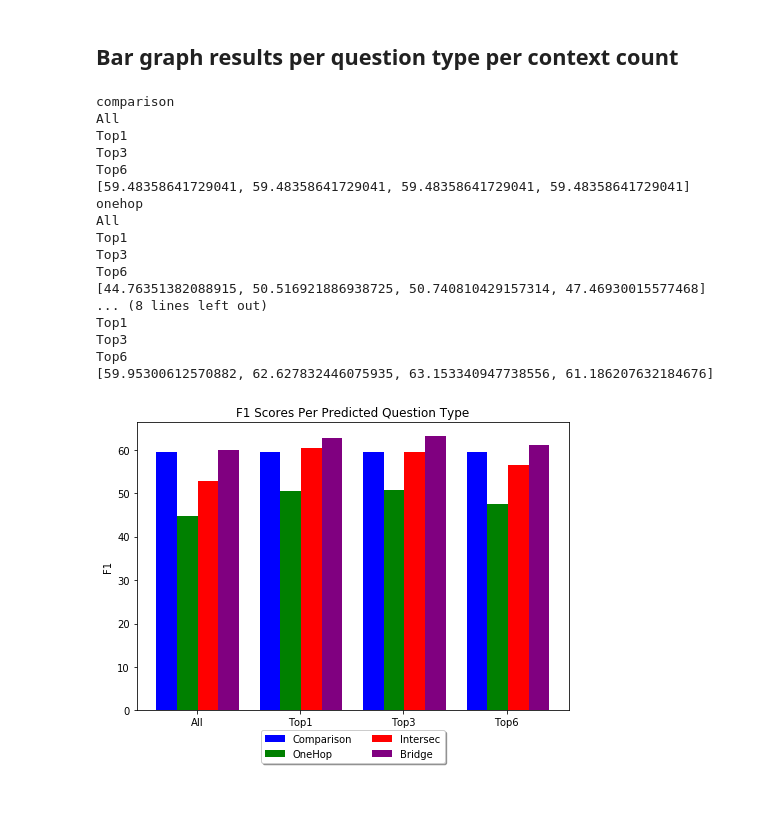
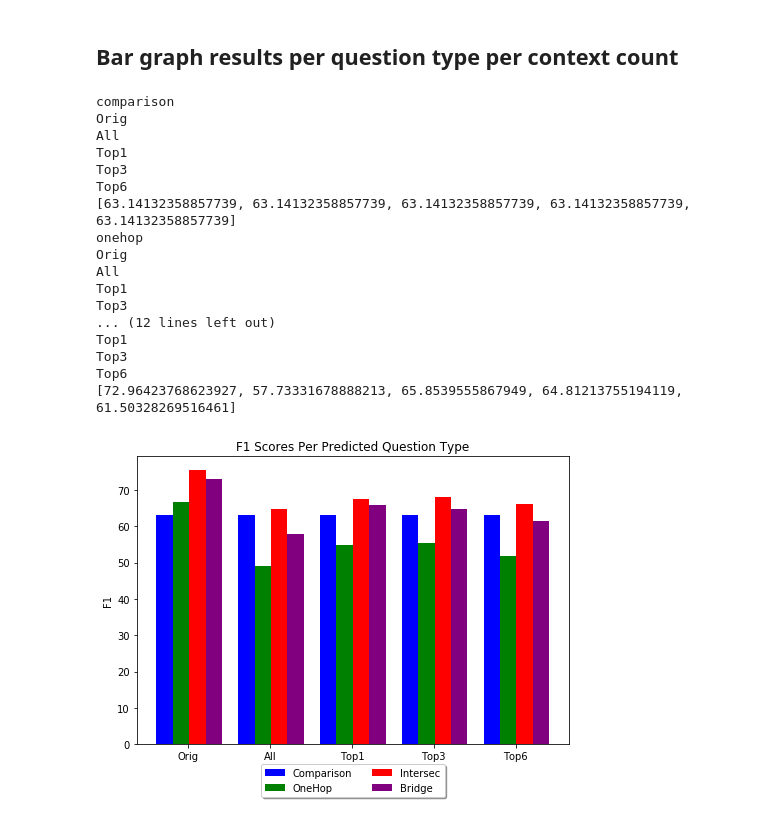
Before and after one commit to akrishna77/multihop-qa, a Jupyter notebook: decomp/DecompRC/DeCompDataAnalysis.ipynb, the cells around one changed output. Drawn from its saved outputs; the diff is of its cells as text; code cells hidden in the pictures.

Commit message:
Added visuals

```diff
--- a/decomp/DecompRC/DeCompDataAnalysis.ipynb
+++ b/decomp/DecompRC/DeCompDataAnalysis.ipynb
@@ -8,6 +8,9 @@ from sklearn.metrics import confusion_matrix, ConfusionMatrixDisplay
 import matplotlib.pyplot as plt
 from hotpot_evaluate_v1 import f1_score, exact_match_score
 # %%
+with open('data/hotpot/hotpot_dev_distractor_v1.json') as json_data:
+    orig = json.load(json_data)
+
 with open('../../fullwiki_topcontext.json') as json_data:
     top1_orig = json.load(json_data)
 
@@ -212,0 +238,34 @@ def em(pred, a):
+# %%
+cat_truth = []
+cat_pred = []
+onehop_count = 0
+intersec_count = 0
+intersec_bridge = 0
+count = len(orig)
+for i in range(len(orig)):
+    out = final_scores_orig['answer'][orig[i]['_id']]
+    reason = out[1]
+    answer = out[0]
+    ground_truth_answer = orig[i]['answer']
+    ground_truth_reasoning = orig[i]['type']
+    large_bar_f1[reason]['Orig'].append(f1(answer,ground_truth_answer))
+    large_bar_em[reason]['Orig'].append(em(answer,ground_truth_answer))
+    if reason == 'onehop':
+        onehop_count += 1
+    else:
+        cat_truth.append(ground_truth_reasoning)
+        if reason == 'intersec':
+            cat_pred.append('bridge')
+            intersec_count += 1
+            if ground_truth_reasoning == 'bridge':
+                intersec_bridge += 1
+        else:
+            cat_pred.append(reason)
+
+print("Percent of Questions predicted One Hop: {:.2f}".format(onehop_count * 100 / count))
+print("Percent of Intersec Questions that are Bridge: {:.2f}".format(intersec_bridge * 100 / intersec_count))
+conf = confusion_matrix(cat_truth, cat_pred, normalize = 'true')
+disp = ConfusionMatrixDisplay(conf, ['bridge', 'comparison'])
+disp.plot(cmap=plt.cm.Blues)
+plt.title('Confusion Matrix for Question Decomposition')
+plt.show()
@@ -378,7 +441,7 @@ Percent of Intersec Questions that are Bridge: 98.67
 # %%
 final_bar_f1 = []
 
-labels = ('All', 'Top1', 'Top3', 'Top6')
+labels = ('Orig', 'All', 'Top1', 'Top3', 'Top6')
 
 for qtype, v in large_bar_f1.items():
     print(qtype)
@@ -390,40 +453,40 @@ for qtype, v in large_bar_f1.items():
     final_bar_f1.append(score_out)
 
 
-X = np.arange(4)
+X = np.arange(5)
 fig = plt.figure()
 ax = fig.add_axes([0,0,1,1])
 all_bar = ax.bar(X + 0.00, final_bar_f1[0], color = 'b', width = 0.2)
 t1_bar = ax.bar(X + 0.2, final_bar_f1[1], color = 'g', width = 0.2)
 t3_bar = ax.bar(X + 0.4, final_bar_f1[2], color = 'r', width = 0.2)
 t6_bar = ax.bar(X + 0.6, final_bar_f1[3], color = 'purple', width = 0.2)
 
 ax.set_ylabel('F1')
 ax.set_xticks(X + 0.29)
 ax.set_title('F1 Scores Per Predicted Question Type')
 ax.set_xticklabels(labels)
 ax.legend( (all_bar[0], t1_bar[0], t3_bar[0], t6_bar[0]), labels=('Comparison', 'OneHop', 'Intersec', 'Bridge') ,loc='upper center', bbox_to_anchor=(0.5, -0.05), shadow=True, ncol=2)
 
 plt.show()
 # %% [output]
 comparison
+Orig
 All
 Top1
 Top3
 Top6
-[59.48358641729041, 59.48358641729041, 59.48358641729041, 59.48358641729041]
+[63.14132358857739, 63.14132358857739, 63.14132358857739, 63.14132358857739, 63.14132358857739]
 onehop
+Orig
 All
 Top1
 Top3
-Top6
-[44.76351382088915, 50.516921886938725, 50.740810429157314, 47.46930015577468]
-... (8 lines left out)
+... (12 lines left out)
 Top1
 Top3
 Top6
-[59.95300612570882, 62.627832446075935, 63.153340947738556, 61.186207632184676]
+[72.96423768623927, 57.73331678888213, 65.8539555867949, 64.81213755194119, 61.50328269516461]
-[figure, old version]
+[figure, new version]
 # %%
 final_bar_em = []
 
```
Also changed, not shown: parts of 4 cells of this notebook, 10 other files.
